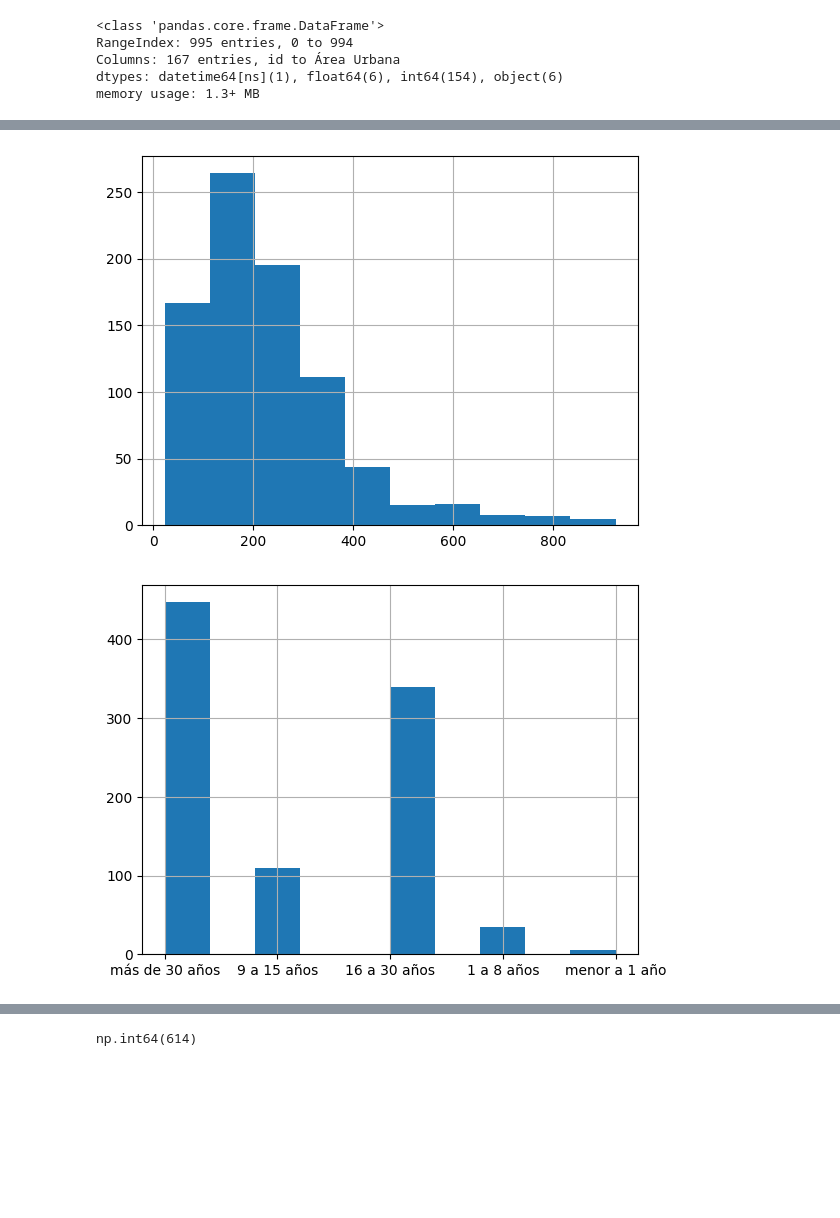
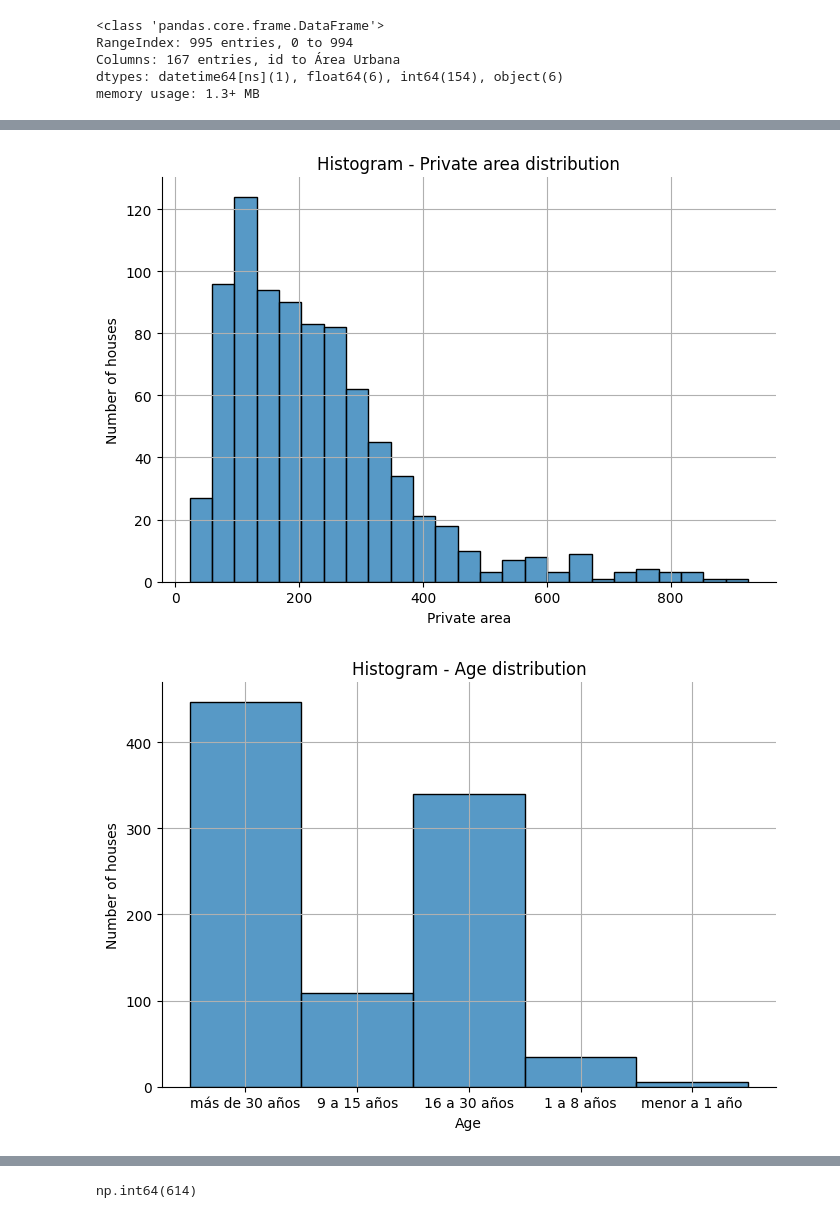
Before and after one commit to JohnQuintero08/house_bogota_price_model, a Jupyter notebook: ipynb/EDA.ipynb, the cells around one changed output, grey strips where cells are left out. Cells and saved outputs as stored; diff of their text form; code cells hidden in the pictures; blank space fills up the shorter version.

```diff
--- a/ipynb/EDA.ipynb
+++ b/ipynb/EDA.ipynb
@@ -61,0 +57,17 @@ plt.show()
+# %%
+def hist_graph(data, name, xlabl, ylabl, discrt = True, xticks=None, size= (7,5)):
+    height = size[1]
+    aspect = size[0] / size[1]
+    graph = sns.displot(data, discrete=discrt, height=height, aspect=aspect)
+
+    ax = graph.ax
+    ax.set_title(f'Histogram - {name}')
+    ax.set_xlabel(xlabl)
+    ax.set_ylabel(ylabl)
+
+    if xticks is not None:
+        ax.set_xticks(xticks)
+
+    ax.grid(True)
+    plt.tight_layout()
+    plt.show()
@@ -62,11 +86,9 @@ plt.show()
 # %%
-df['private_area'].hist()
-plt.show()
+hist_graph(df['private_area'], 'Private area distribution', 'Private area', 'Number of houses', False)
 # %% [output]
-[figure, old version]
+[figure, new version]
 # %%
-df['age'].hist()
-plt.show()
+hist_graph(df['age'], 'Age distribution', 'Age', 'Number of houses')
 # %% [output]
-[figure, old version]
+[figure, new version]
 # %%
```
Also changed, not shown: parts of 38 cells of this notebook, 3 other files.
